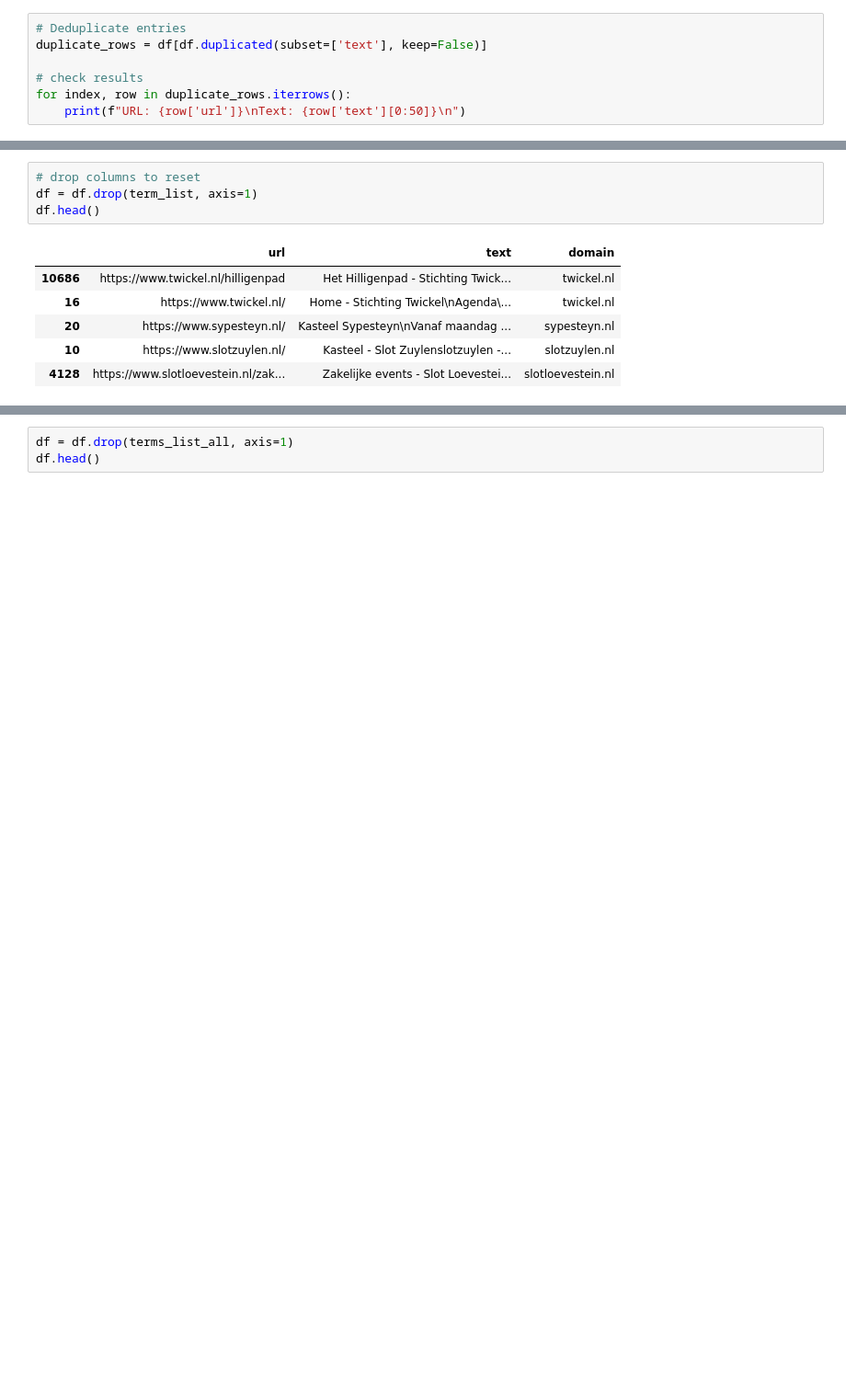
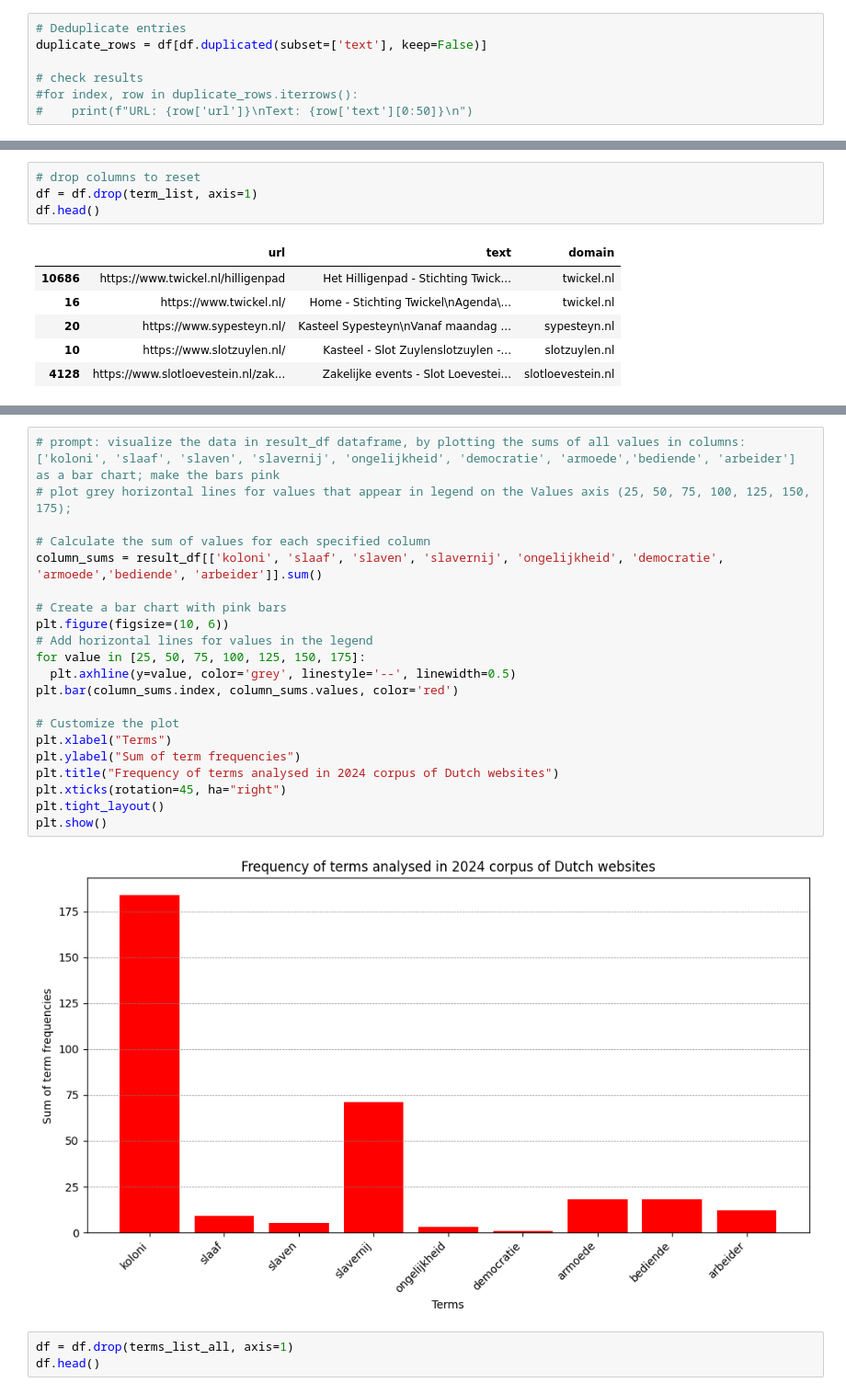
Before and after one commit to jazoza/HHD, a Jupyter notebook: 04_HH_narratives.ipynb, the cells around one changed output, grey strips where cells are left out. Shown at 92% size. Saved outputs shown, nothing was run; the diff lists cells and outputs as text; blank space fills up the shorter version.

```diff
--- a/04_HH_narratives.ipynb
+++ b/04_HH_narratives.ipynb
@@ -134,8 +130,8 @@ df=df.sort_values('url', ascending=False)
 duplicate_rows = df[df.duplicated(subset=['text'], keep=False)]
 
 # check results
-for index, row in duplicate_rows.iterrows():
-    print(f"URL: {row['url']}\nText: {row['text'][0:50]}\n")
+#for index, row in duplicate_rows.iterrows():
+#    print(f"URL: {row['url']}\nText: {row['text'][0:50]}\n")
 # %%
 df = df[~df.index.isin(duplicate_rows.index.tolist())]
 df.shape
@@ -292,6 +290,29 @@ print(result_df.to_string())
 1648             slotzuylen.nl                                                                                  http://slotzuylen.nl/agenda/theatergroep-matrose-speelt-belle/       0      0       0    ...
 1707             slotzuylen.nl                                                                http://slotzuylen.nl/agenda/free-heri-heri-for-all-herdenking-slavernijverleden/       3      0       0    ...
 1711             slotzuylen.nl                                                            http://slotzuylen.nl/agenda/draden-van-ons-nederlandse-slavernijverleden/2024-09-16/       0      0       0    ...
+# %%
+# prompt: visualize the data in result_df dataframe, by plotting the sums of all values in columns: ['koloni', 'slaaf', 'slaven', 'slavernij', 'ongelijkheid', 'democratie', 'armoede','bediende', 'arbeider'] as a bar chart; make the bars pink
+# plot grey horizontal lines for values that appear in legend on the Values axis (25, 50, 75, 100, 125, 150, 175);
+
+# Calculate the sum of values for each specified column
+column_sums = result_df[['koloni', 'slaaf', 'slaven', 'slavernij', 'ongelijkheid', 'democratie', 'armoede','bediende', 'arbeider']].sum()
+
+# Create a bar chart with pink bars
+plt.figure(figsize=(10, 6))
+# Add horizontal lines for values in the legend
+for value in [25, 50, 75, 100, 125, 150, 175]:
+  plt.axhline(y=value, color='grey', linestyle='--', linewidth=0.5)
+plt.bar(column_sums.index, column_sums.values, color='red')
+
+# Customize the plot
+plt.xlabel("Terms")
+plt.ylabel("Sum of term frequencies")
+plt.title("Frequency of terms analysed in 2024 corpus of Dutch websites")
+plt.xticks(rotation=45, ha="right")
+plt.tight_layout()
+plt.show()
+# %% [output]
+[figure, added]
 # %%
 df = df.drop(terms_list_all, axis=1)
 df.head()
```
Also changed, not shown: parts of 4 cells of this notebook.
